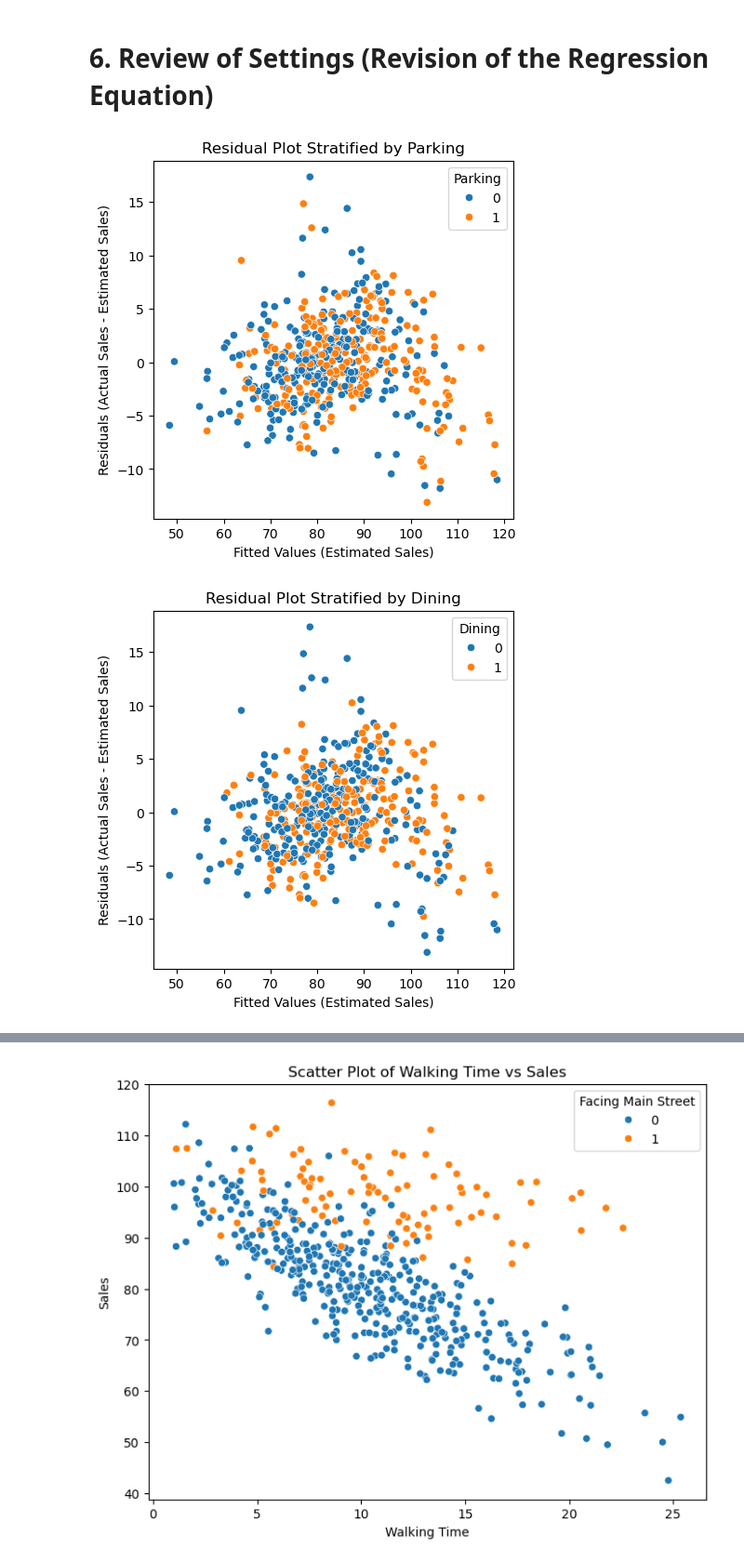
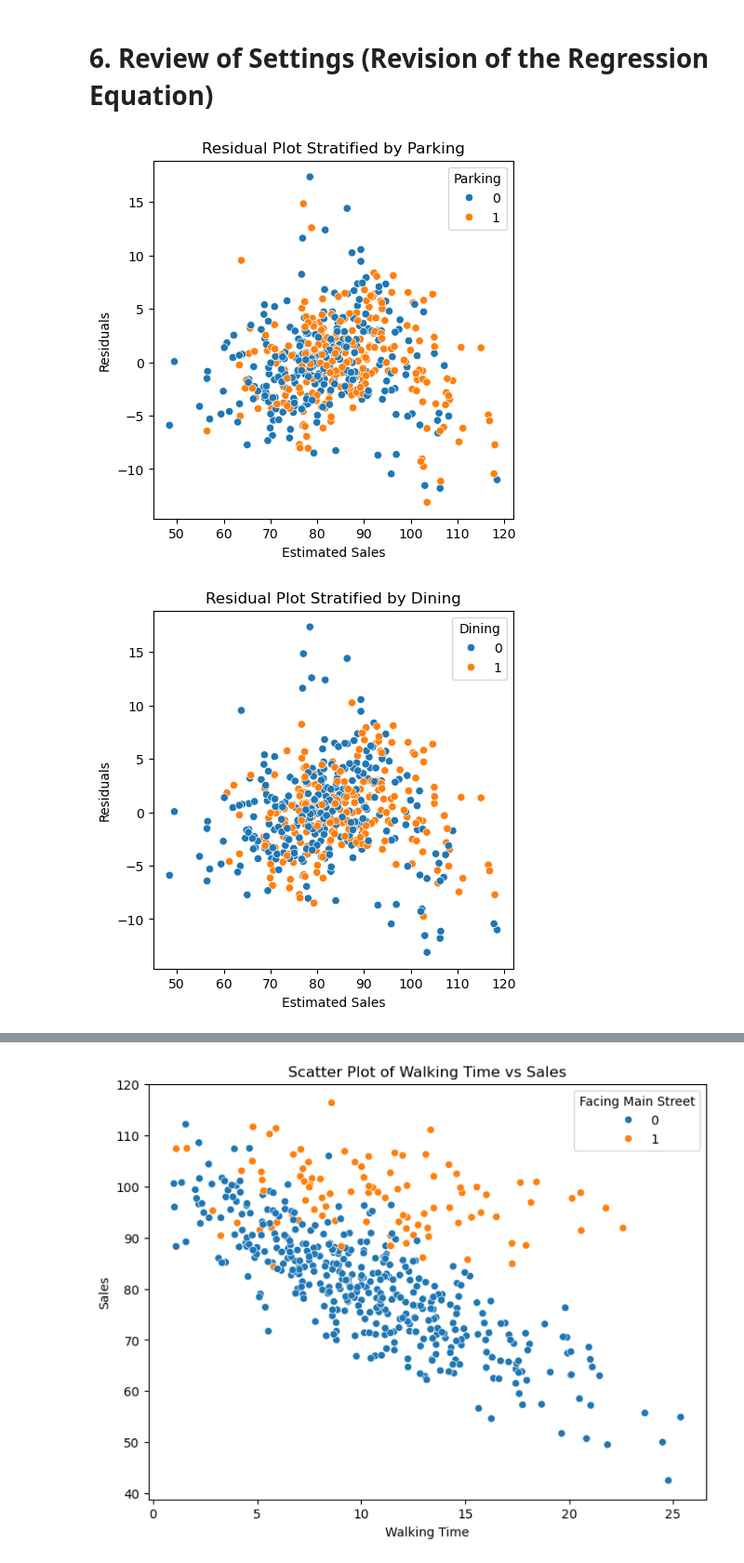
Before and after one commit to Jimin-Park0901/Data-Science, a Jupyter notebook: Store_Sale/final3.ipynb, the cells around one changed output, grey strips where cells are left out. Shown: that part at 93% size. Cells and saved outputs as stored; diff of their text form; code cells hidden in the pictures.

```diff
--- a/Store_Sale/final3.ipynb
+++ b/Store_Sale/final3.ipynb
@@ -118,17 +118,17 @@ ShapiroResult(statistic=0.98660568314871, pvalue=0.00015077287498812476)
 # %%
 import matplotlib.pyplot as plt
 import seaborn as sns
 
 # Residual plot with stratification by parking (x5)
 plt.figure(figsize=(5, 5))
 sns.scatterplot(x=results.fittedvalues, y=df['sales'] - results.fittedvalues, hue=df['parking'])
 plt.title("Residual Plot Stratified by Parking")
-plt.xlabel("Fitted Values (Estimated Sales)")
-plt.ylabel("Residuals (Actual Sales - Estimated Sales)")
+plt.xlabel("Estimated Sales")
+plt.ylabel("Residuals")
 plt.legend(title='Parking')
 plt.show()
 # %% [output]
-[figure, old version]
+[figure, new version]
 # %%
 import matplotlib.pyplot as plt
 import seaborn as sns
@@ -137,12 +137,12 @@ import seaborn as sns
 plt.figure(figsize=(5, 5))
 sns.scatterplot(x=results.fittedvalues, y=df['sales'] - results.fittedvalues, hue=df['dining'])
 plt.title("Residual Plot Stratified by Dining")
-plt.xlabel("Fitted Values (Estimated Sales)")
-plt.ylabel("Residuals (Actual Sales - Estimated Sales)")
+plt.xlabel("Estimated Sales")
+plt.ylabel("Residuals")
 plt.legend(title='Dining')
 plt.show()
 # %% [output]
-[figure, old version]
+[figure, new version]
 # %%
 import matplotlib.pyplot as plt
 import seaborn as sns
```
Also changed, not shown: parts of 6 cells of this notebook, 1 other file.
